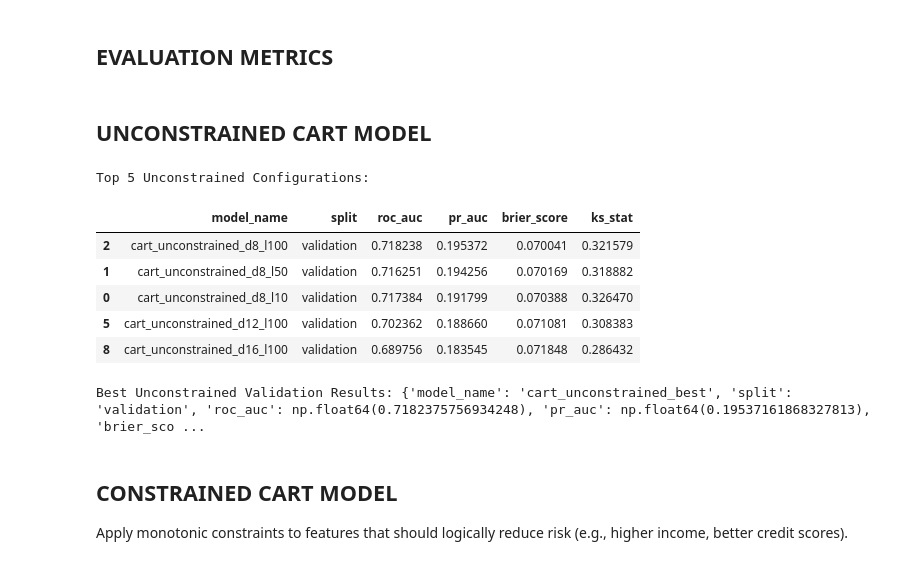
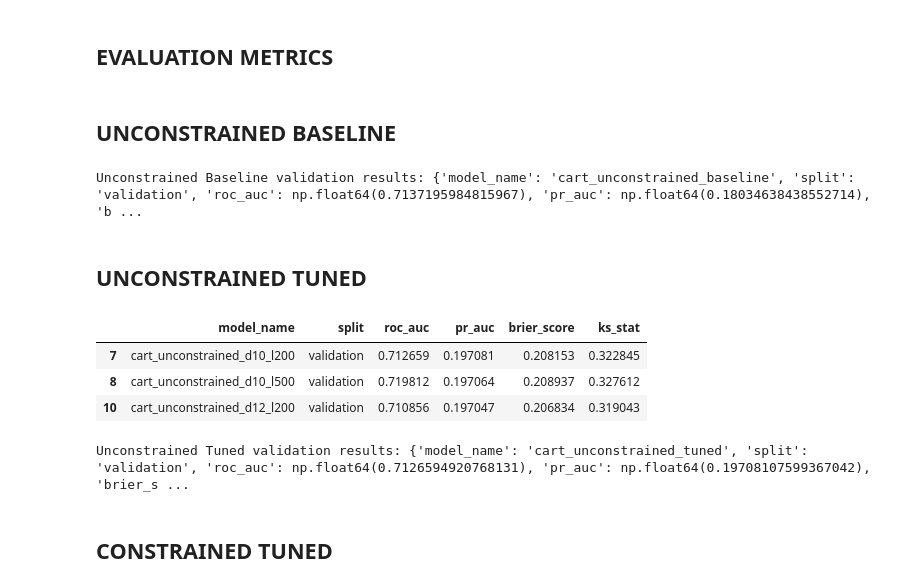
Before and after one commit to jlsampedromazon/credit-risk-model-constraint-eval, a Jupyter notebook: scripts/cart_models.ipynb, the cells around one changed output. Drawn from its saved outputs; the diff is of its cells as text; code cells hidden in the pictures.

```diff
--- a/scripts/cart_models.ipynb
+++ b/scripts/cart_models.ipynb
@@ -162,59 +178,57 @@ def plot_pr_curves(curves_dict, title):
     plt.grid(True, alpha=0.3)
     plt.show()
 # %% [markdown]
-## UNCONSTRAINED CART MODEL
+## UNCONSTRAINED BASELINE
+# %%
+cart_baseline = DecisionTreeClassifier(
+    max_depth=5,              # Conservative baseline
+    min_samples_leaf=100,
+    class_weight="balanced",
+    random_state=42
+)
+cart_baseline.fit(X_train_ready, y_train)
+
+baseline_val_prob = cart_baseline.predict_proba(X_val_ready)[:, 1]
+baseline_val_result = evaluate_binary_model(cart_baseline, X_val_ready, y_val, "validation", "cart_unconstrained_baseline")
+print("Unconstrained Baseline validation results:", baseline_val_result)
+# %% [output]
+Unconstrained Baseline validation results: {'model_name': 'cart_unconstrained_baseline', 'split': 'validation', 'roc_auc': np.float64(0.7137195984815967), 'pr_auc': np.float64(0.18034638438552714), 'b ...
+# %% [markdown]
+## UNCONSTRAINED TUNED
 # %%
-# Tune and fit unconstrained CART baseline model
-from sklearn.model_selection import ParameterGrid
-from IPython.display import display
-
-# We want the unconstrained model to capture deep nonlinear feature interactions.
-# We do a grid search over larger depths and select the best model on PR-AUC.
 param_grid = {
-    'max_depth': [8, 12, 16, 20, None],
-    'min_samples_leaf': [10, 50, 100]
+    'max_depth': [6, 8, 10, 12],
+    'min_samples_leaf': [100, 200, 500]
 }
 
 best_pr_auc = -1
 best_cart_unconstrained = None
 search_results = []
 
 for params in ParameterGrid(param_grid):
-    clf = DecisionTreeClassifier(**params, random_state=42)
+    clf = DecisionTreeClassifier(**params, class_weight="balanced", random_state=42)
     clf.fit(X_train_ready, y_train)
 
-    # Evaluate on validation
-    # Use str(params['max_depth']) because None raises formatting issues sometimes
     model_lbl = f"cart_unconstrained_d{params['max_depth']}_l{params['min_samples_leaf']}"
     val_res = evaluate_binary_model(clf, X_val_ready, y_val, "validation", model_lbl)
     search_results.append(val_res)
 
     if val_res['pr_auc'] > best_pr_auc:
         best_pr_auc = val_res['pr_auc']
         best_cart_unconstrained = clf
 
 search_results_df = pd.DataFrame(search_results).sort_values(by='pr_auc', ascending=False)
-print("Top 5 Unconstrained Configurations:")
-display(search_results_df.head())
+display(search_results_df.head(3))
 
-# Lock the best unconstrained model
-cart_baseline = best_cart_unconstrained
-
-# Evaluate
-baseline_val_prob = cart_baseline.predict_proba(X_val_ready)[:, 1]
-baseline_val_result = evaluate_binary_model(cart_baseline, X_val_ready, y_val, "validation", "cart_unconstrained_best")
-print("\nBest Unconstrained Validation Results:", baseline_val_result)
+tuned_val_prob = best_cart_unconstrained.predict_proba(X_val_ready)[:, 1]
+tuned_val_result = evaluate_binary_model(best_cart_unconstrained, X_val_ready, y_val, "validation", "cart_unconstrained_tuned")
+print("Unconstrained Tuned validation results:", tuned_val_result)
 # %% [output]
+|  | model_name | split | roc_auc | pr_auc | brier_score | ks_stat |
+| 7 | cart_unconstrained_d10_l200 | validation | 0.712659 | 0.197081 | 0.208153 | 0.322845 |
+| 8 | cart_unconstrained_d10_l500 | validation | 0.719812 | 0.197064 | 0.208937 | 0.327612 |
+| 10 | cart_unconstrained_d12_l200 | validation | 0.710856 | 0.197047 | 0.206834 | 0.319043 |
-Top 5 Unconstrained Configurations:
+Unconstrained Tuned validation results: {'model_name': 'cart_unconstrained_tuned', 'split': 'validation', 'roc_auc': np.float64(0.7126594920768131), 'pr_auc': np.float64(0.19708107599367042), 'brier_s ...
-|  | model_name | split | roc_auc | pr_auc | brier_score | ks_stat |
-| 2 | cart_unconstrained_d8_l100 | validation | 0.718238 | 0.195372 | 0.070041 | 0.321579 |
-| 1 | cart_unconstrained_d8_l50 | validation | 0.716251 | 0.194256 | 0.070169 | 0.318882 |
-| 0 | cart_unconstrained_d8_l10 | validation | 0.717384 | 0.191799 | 0.070388 | 0.326470 |
-| 5 | cart_unconstrained_d12_l100 | validation | 0.702362 | 0.188660 | 0.071081 | 0.308383 |
-| 8 | cart_unconstrained_d16_l100 | validation | 0.689756 | 0.183545 | 0.071848 | 0.286432 |
-Best Unconstrained Validation Results: {'model_name': 'cart_unconstrained_best', 'split': 'validation', 'roc_auc': np.float64(0.7182375756934248), 'pr_auc': np.float64(0.19537161868327813), 'brier_sco ...
-# %% [markdown]
-## CONSTRAINED CART MODEL
-
-Apply monotonic constraints to features that should logically reduce risk (e.g., higher income, better credit scores).
+# %% [markdown]
+## CONSTRAINED TUNED
 # %%
```
Also changed, not shown: parts of 20 cells of this notebook.
